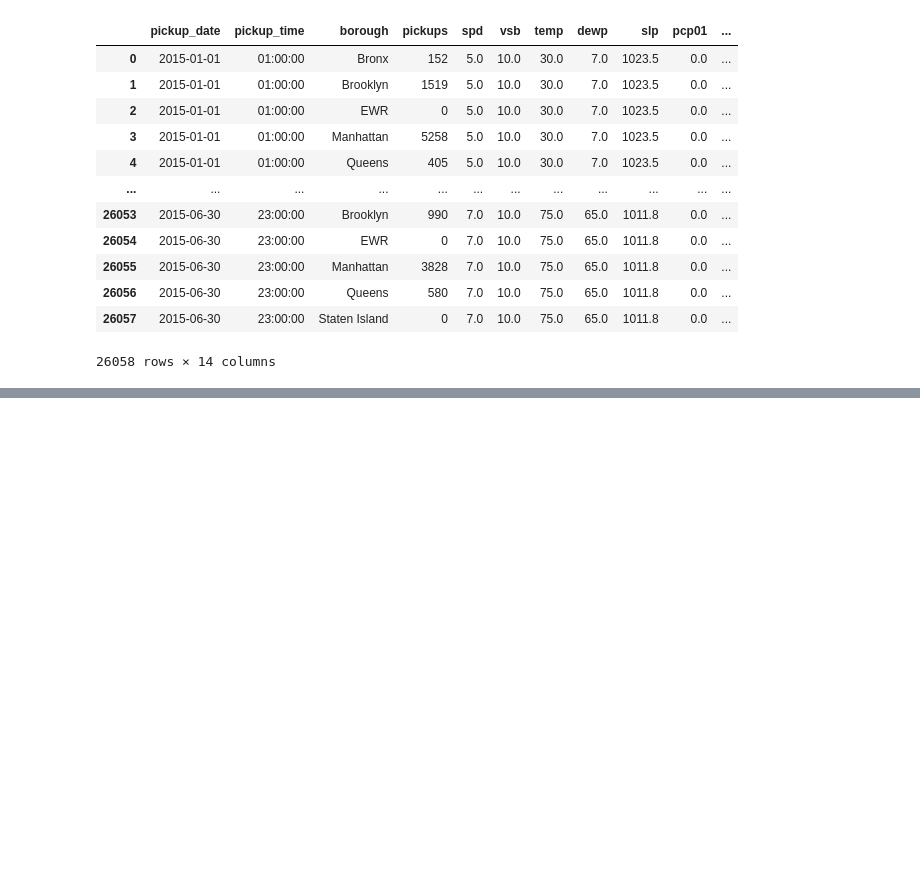
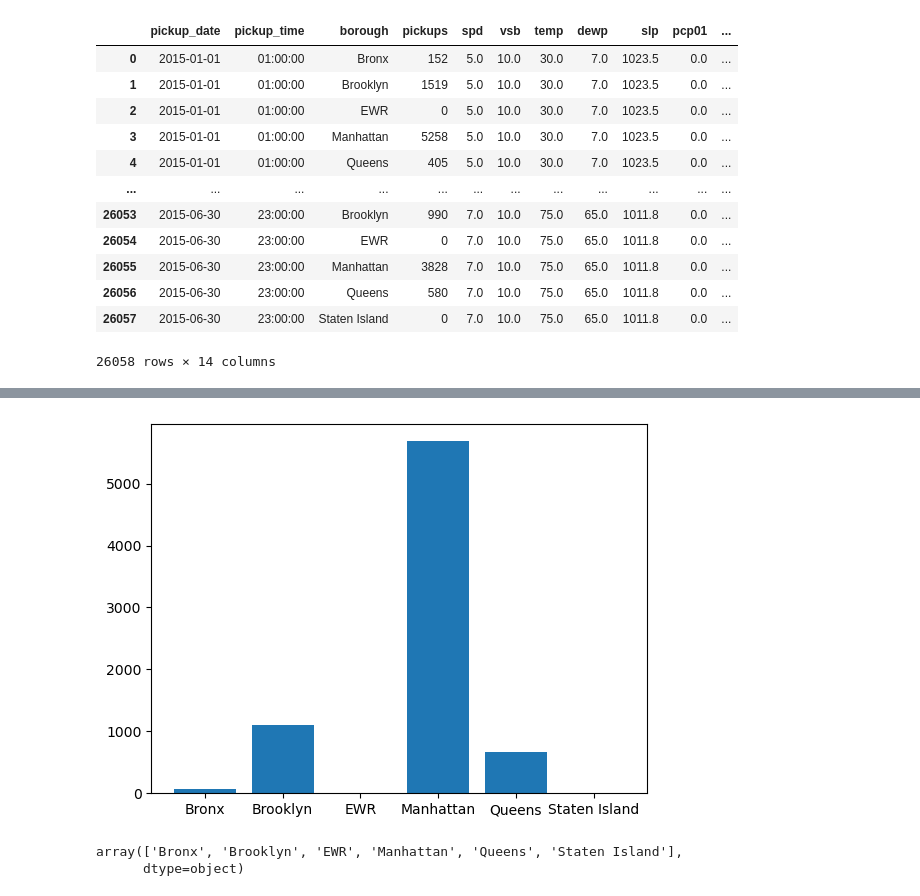
Before and after one commit to Jherza-X/Project1-Group9, a Jupyter notebook: Uber-Weather-Project/project-1 - Q1.ipynb, the cells around one changed output, grey strips where cells are left out. Drawn from its saved outputs; the diff is of its cells as text; code cells hidden in the pictures; blank space fills up the shorter version.

```diff
--- a/Uber-Weather-Project/project-1 - Q1.ipynb
+++ b/Uber-Weather-Project/project-1 - Q1.ipynb
@@ -54,0 +159,7 @@ df
+# %%
+# Start by getting the last (greatest) timepoint for each mouse
+max = df.groupby("borough")["temp"].max().reset_index()
+
+# Merge this group df with the original DataFrame to get the tumor volume at the last timepoint
+merged = pd.merge(max, df, on=["borough","temp"], how="left")
+merged
@@ -54,0 +184,10 @@ df
+# %%
+plt.bar(merged['borough'],merged['pickups'],align="center")
+plt.show()
+# %% [output]
+[figure, added]
+# %%
+df['borough'].unique()
+# %% [output]
+array(['Bronx', 'Brooklyn', 'EWR', 'Manhattan', 'Queens', 'Staten Island'],
+      dtype=object)
```
Also changed, not shown: parts of 14 cells of this notebook.
